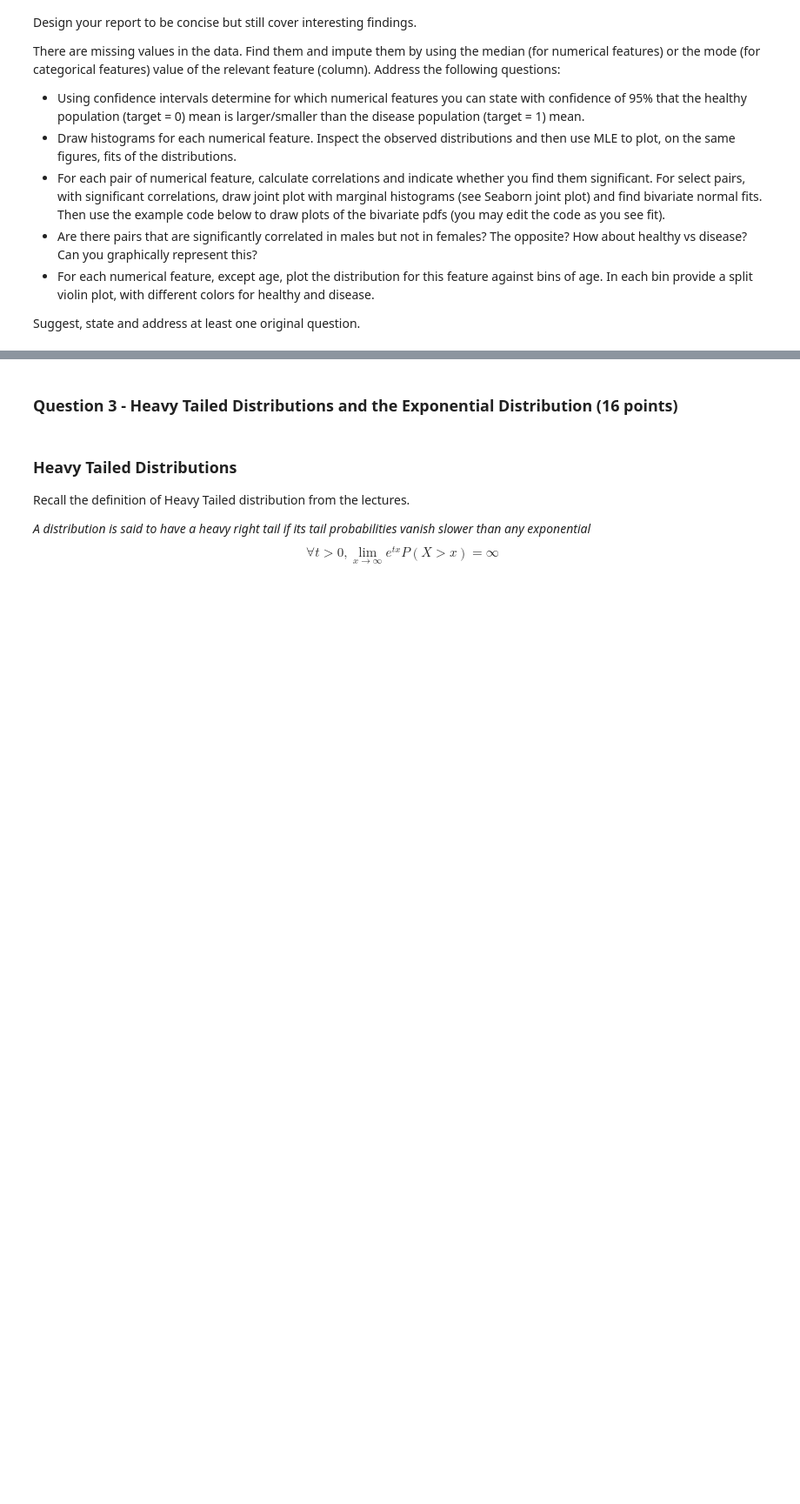
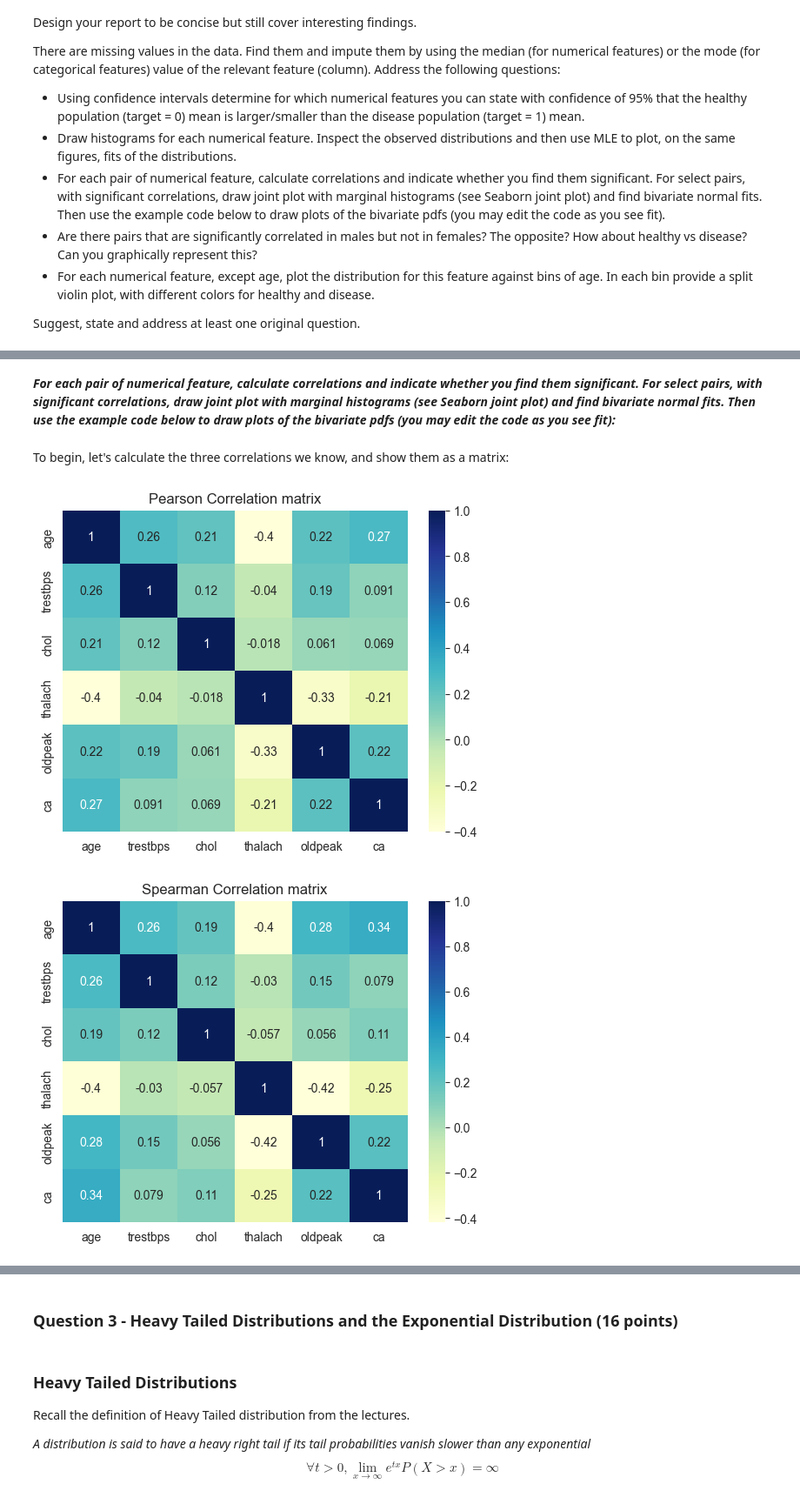
Before and after one commit to aviferdman/Statistics-and-Data-Analysis, a Jupyter notebook: hw3/HW3/324369412_316420132.ipynb, the cells around one changed output, grey strips where cells are left out. Shown at 87% size. Saved outputs shown, nothing was run; the diff lists cells and outputs as text; code cells hidden in the pictures; blank space fills up the shorter version.

```diff
--- a/hw3/HW3/324369412_316420132.ipynb
+++ b/hw3/HW3/324369412_316420132.ipynb
@@ -297,0 +434,13 @@ plot_2d_Gaussian_pdf(means, cov)
+# %% [markdown]
+***For each pair of numerical feature, calculate correlations and indicate whether you find them significant. For select pairs, with significant correlations, draw joint plot with marginal histograms (see Seaborn joint plot) and find bivariate normal fits. Then use the example code below to draw plots of the bivariate pdfs (you may edit the code as you see fit):***
+# %% [markdown]
+To begin, let's calculate the three correlations we know, and show them as a matrix:
+# %%
+for correlation_type in ['pearson', 'spearman', 'kendall']:
+    correlation = heart_csv[numerical[:-1]].corr(correlation_type)
+    sns.heatmap(correlation, annot=True, cmap="YlGnBu")
+    plt.title(f"{correlation_type[0].upper() + correlation_type[1:]} Correlation matrix")
+    plt.show()
+# %% [output]
+[figure, added]
+[figure, added]
```
Also changed, not shown: parts of 25 cells of this notebook.
